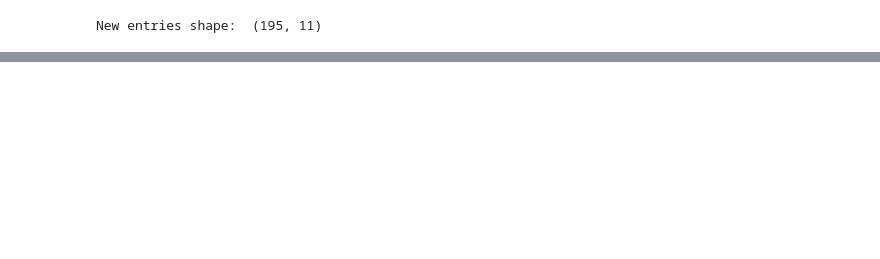
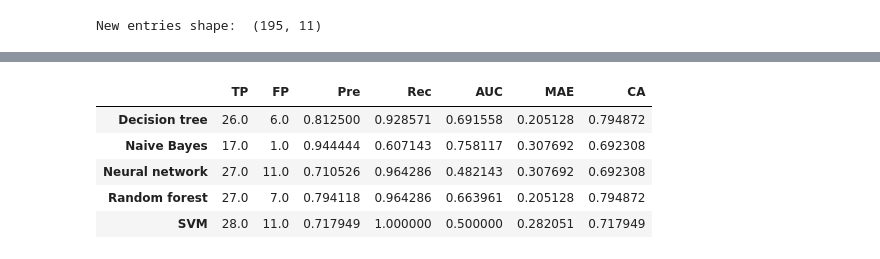
Before and after one commit to cleversonahum/parkinson_diagnosis_ml, a Jupyter notebook: parkinson_diagnosis.ipynb, the cells around one changed output, grey strips where cells are left out. Drawn from its saved outputs; the diff is of its cells as text; code cells hidden in the pictures; blank space fills up the shorter version.

```diff
--- a/parkinson_diagnosis.ipynb
+++ b/parkinson_diagnosis.ipynb
@@ -451,0 +582,3 @@ New entries shape:  (195, 11)
+# %%
+df_confusion_matrixes = pd.DataFrame(confusion_matrixes, columns=indexes, index=[label for _, label in classifiers])
+df_confusion_matrixes.T
@@ -451,0 +591,23 @@ New entries shape:  (195, 11)
+# %%
+perf_results = np.zeros((confusion_matrixes.shape[0], 10))
+for i in np.arange(confusion_matrixes.shape[0]):
+    perf_results[i,0:8] = perf_metrics(confusion_matrixes[i,:])
+
+# Calculate AUC and ROC curve and Mean Absolute Error (MEA)
+fpr = dict()
+tpr = dict()
+roc_auc = dict()
+mae = dict()
+
+for index, classifier_info in enumerate(classifiers):
+    fpr[classifier_info[1]], tpr[classifier_info[1]], _ = roc_curve(y_test, classifier_info[0].predict(x_test))
+    roc_auc[classifier_info[1]] = auc(fpr[classifier_info[1]], tpr[classifier_info[1]])
+    mae[classifier_info[1]] = mean_absolute_error(y_test, classifier_info[0].predict(x_test))
+perf_results[:,8] = [roc_auc[i] for i in roc_auc]
+perf_results[:,9] = [mae[i] for i in mae]
+# %%
+metric_indexes = ["CA", "Pre", "Spec", "Rec", "FPR", "NPV", "RMC", "F1", "AUC", "MAE"] # that stands for Classification accuracy, Precision, Specificity, Recall/TP rate,
+# False positive rate, negative predictive value, misclassification rate and F1, respectively.
+indexes_result2 = ["Pre", "Rec", "AUC", "MAE", "CA"]
+
+plot_metrics(perf_results, metric_indexes, indexes_result2, "h", "No. of samples", "Classifiers")
@@ -451,0 +617,3 @@ New entries shape:  (195, 11)
+# %%
+df_perf_results = pd.DataFrame(perf_results, columns=metric_indexes, index=[label for _, label in classifiers])
+df_perf_results[indexes_result2]
@@ -451,0 +627,12 @@ New entries shape:  (195, 11)
+# %%
+# Table 4 equivalent
+result_labels = ["TP", "FP", "Pre", "Rec", "AUC", "MAE", "CA"]
+df_results_original = pd.concat([df_confusion_matrixes.T, df_perf_results.T]).T
+df_results_original[result_labels]
+# %% [output]
+|  | TP | FP | Pre | Rec | AUC | MAE | CA |
+| Decision tree | 26.0 | 6.0 | 0.812500 | 0.928571 | 0.691558 | 0.205128 | 0.794872 |
+| Naive Bayes | 17.0 | 1.0 | 0.944444 | 0.607143 | 0.758117 | 0.307692 | 0.692308 |
+| Neural network | 27.0 | 11.0 | 0.710526 | 0.964286 | 0.482143 | 0.307692 | 0.692308 |
+| Random forest | 27.0 | 7.0 | 0.794118 | 0.964286 | 0.663961 | 0.205128 | 0.794872 |
+| SVM | 28.0 | 11.0 | 0.717949 | 1.000000 | 0.500000 | 0.282051 | 0.717949 |
```
Also changed, not shown: parts of 24 cells of this notebook.
